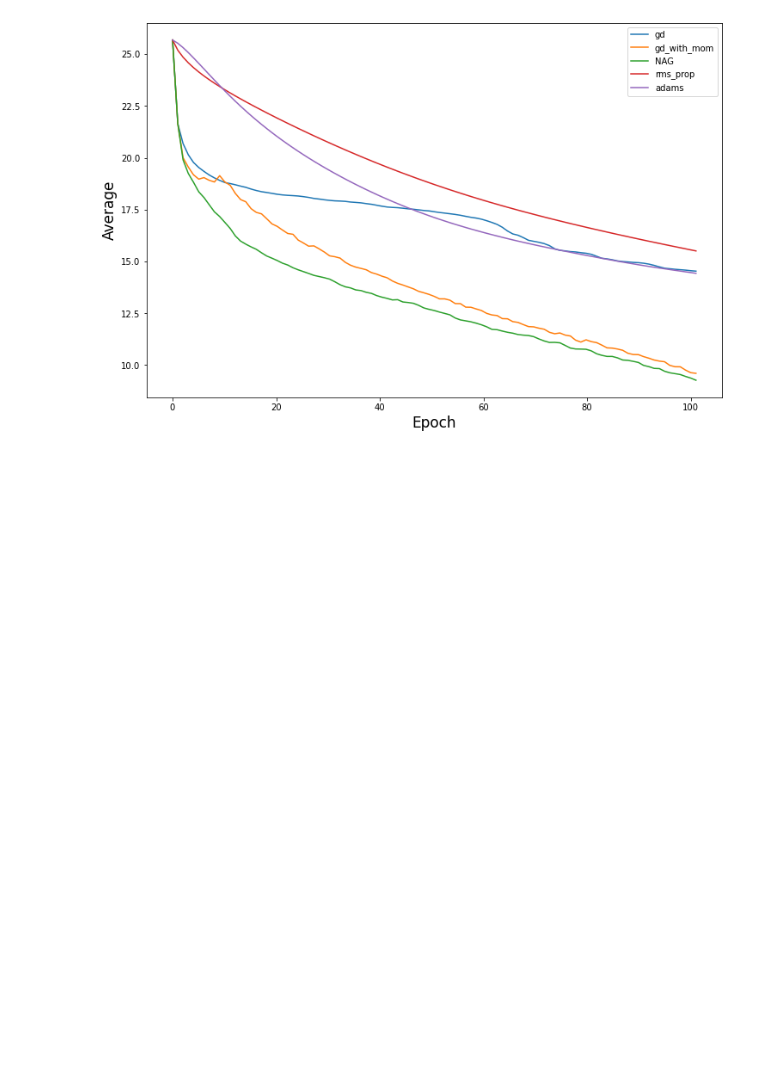
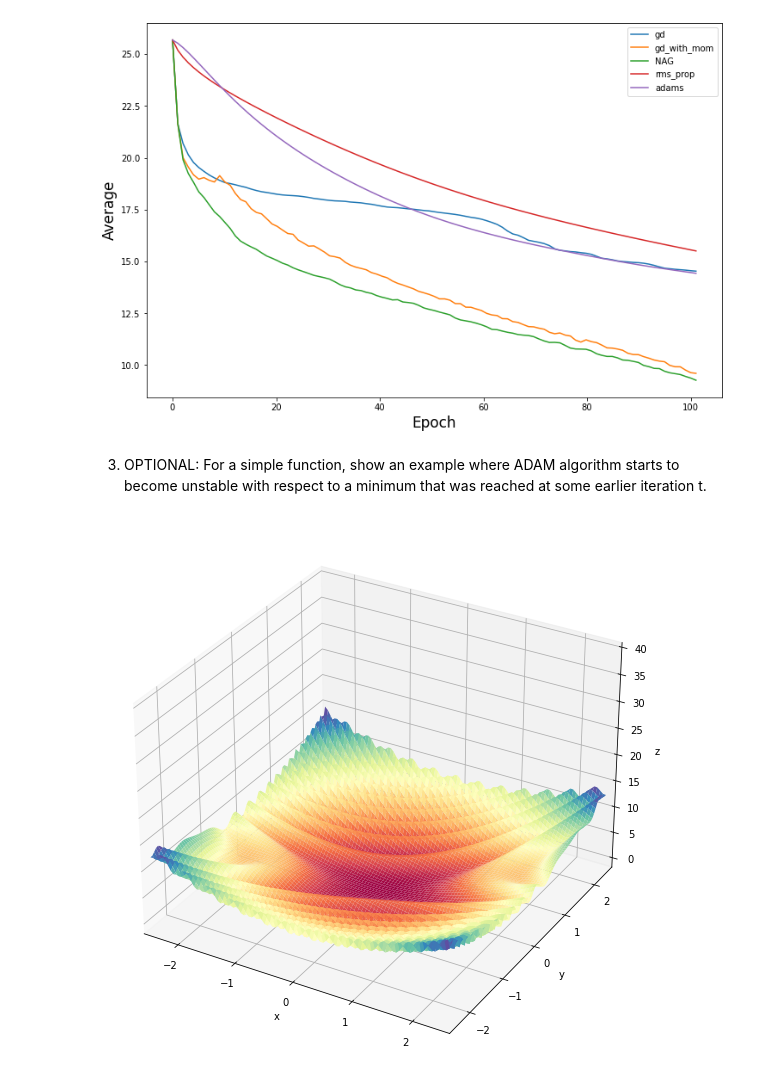
Before and after one commit to drckf/mlreview_notebooks, a Jupyter notebook: jupyter_notebooks/exercises/exercise_1.ipynb, the cells around one changed output. Saved outputs shown, nothing was run; the diff lists cells and outputs as text; code cells hidden in the pictures; blank space fills up the shorter version.

Commit message:
first exercise optional task

```diff
--- a/jupyter_notebooks/exercises/exercise_1.ipynb
+++ b/jupyter_notebooks/exercises/exercise_1.ipynb
@@ -181,0 +198,39 @@ plt.show()
+# %% [markdown]
+3. OPTIONAL:
+For a simple function, show an example where ADAM algorithm starts to
+become unstable with respect to a minimum that was reached at some earlier iteration t.
+# %%
+f3 = lambda x,y: 1 + 1*(x**2 + y**2) - np.cos(2*np.pi*(x*y-y**2))
+
+## Gradient of the function
+def d_f3_x(params):
+    x, y = params
+    return 2*x + 2*np.pi*y*np.sin(2*np.pi*(x*y-y**2))
+def d_f3_y(params):
+    x, y = params
+    return 2*y + 2*np.pi*(x-2*y)*np.sin(2*np.pi*(x*y-y**2))
+
+g_f3 = lambda params: np.array([d_f3_x(params),d_f3_y(params)])
+# %%
+# Create the domain points
+x = np.linspace(-2.5, 2.5, 100)
+y = np.linspace(-2.5, 2.5, 100)
+
+X, Y = np.meshgrid(x, y)
+
+# Generate the value according to the function
+Z = f3(X, Y)
+
+fig = plt.figure(figsize=(10,10))
+ax = plt.axes(projection='3d')
+ax.plot_surface(X, Y, Z, rstride=1, cstride=1, cmap='Spectral')
+ax.set_xlim3d(-2.5, 2.5)
+ax.set_ylim3d(-2.5, 2.5)
+ax.set_zlim3d(-1, 40)
+#ax.set_title(''); # For the title
+#ax.view_init(45, -65) # To change the view orientation
+ax.set_xlabel('x')
+ax.set_ylabel('y')
+ax.set_zlabel('z');
+# %% [output]
+[figure, added]
```
Also changed, not shown: parts of 4 cells of this notebook.
